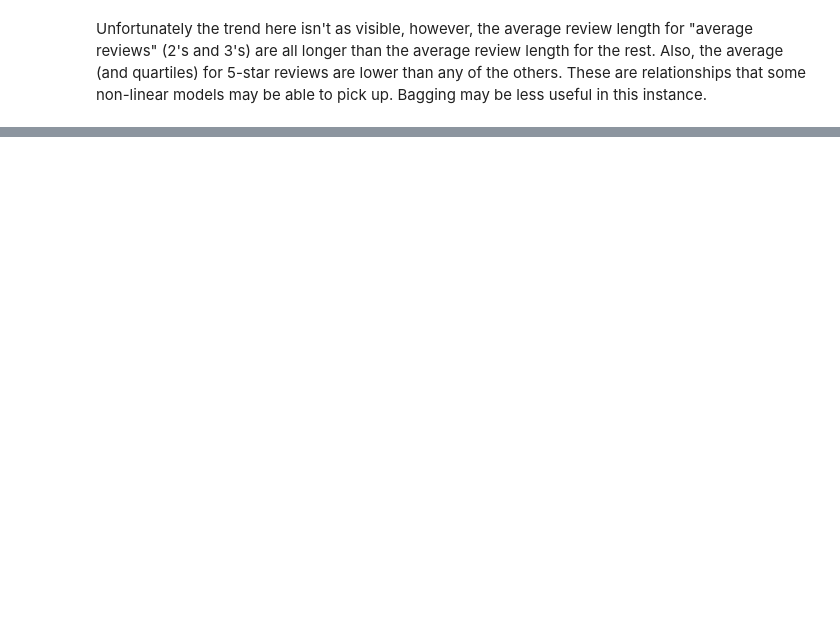
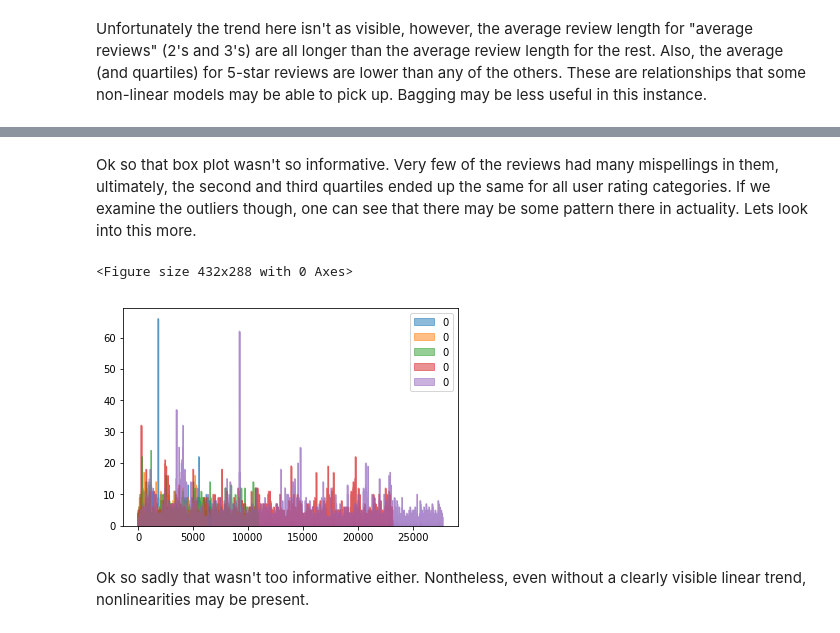
Before and after one commit to zacwentzell/BIA660D_Group_1_Project, a Jupyter notebook: prediction/features.ipynb, the cells around one changed output, grey strips where cells are left out. Cells and saved outputs as stored; diff of their text form; code cells hidden in the pictures; blank space fills up the shorter version.

```diff
--- a/prediction/features.ipynb
+++ b/prediction/features.ipynb
@@ -58,0 +108,19 @@ Unfortunately the trend here isn't as visible, however, the average review lengt
+# %% [markdown]
+Ok so that box plot wasn't so informative. Very few of the reviews had many mispellings in them, ultimately, the second and third quartiles ended up the same for all user rating categories. If we examine the outliers though, one can see that there may be some pattern there in actuality. Lets look into this more.
+# %%
+plt.figure()
+fig, axes = plt.subplots()
+# new_df = pd.DataFrame(data=)
+# a = pd.DataFrame(w_one)
+pd.DataFrame(w_one).plot.area(stacked=False, ax=axes)
+pd.DataFrame(w_two).plot.area(stacked=False, ax=axes)
+pd.DataFrame(w_three).plot.area(stacked=False, ax=axes)
+pd.DataFrame(w_four).plot.area(stacked=False, ax=axes)
+pd.DataFrame(w_five).plot.area(stacked=False, ax=axes)
+# plt.set_yscale('log', nonposx='clip') #not working
+plt.show()
+# %% [output]
+<Figure size 432x288 with 0 Axes>
+[figure, added]
+# %% [markdown]
+Ok so sadly that wasn't too informative either. Nontheless, even without a clearly visible linear trend, nonlinearities may be present.
```
Also changed, not shown: parts of 4 cells of this notebook.
